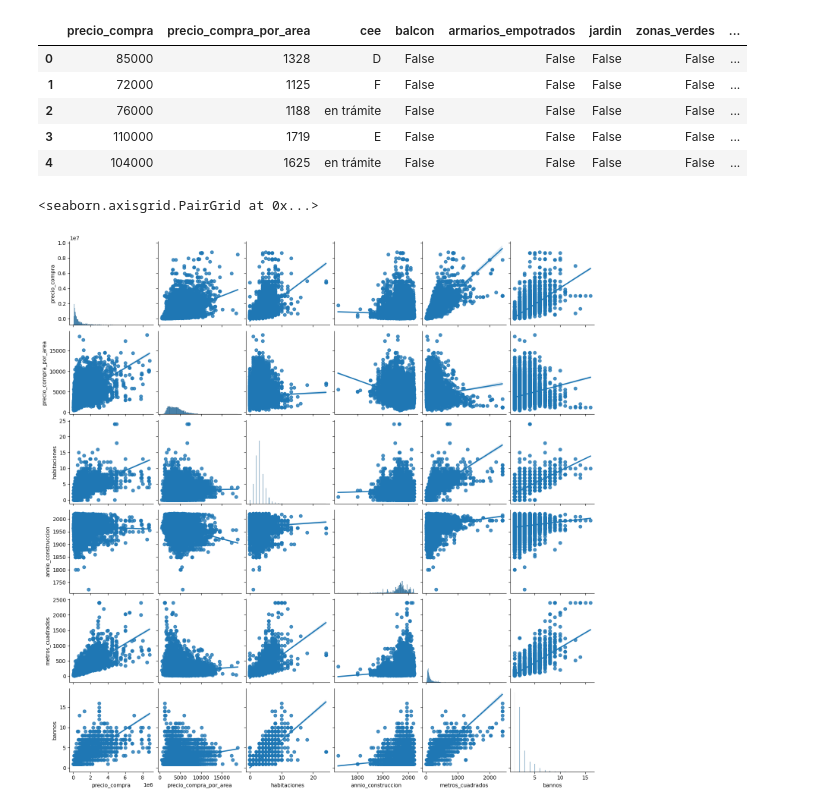
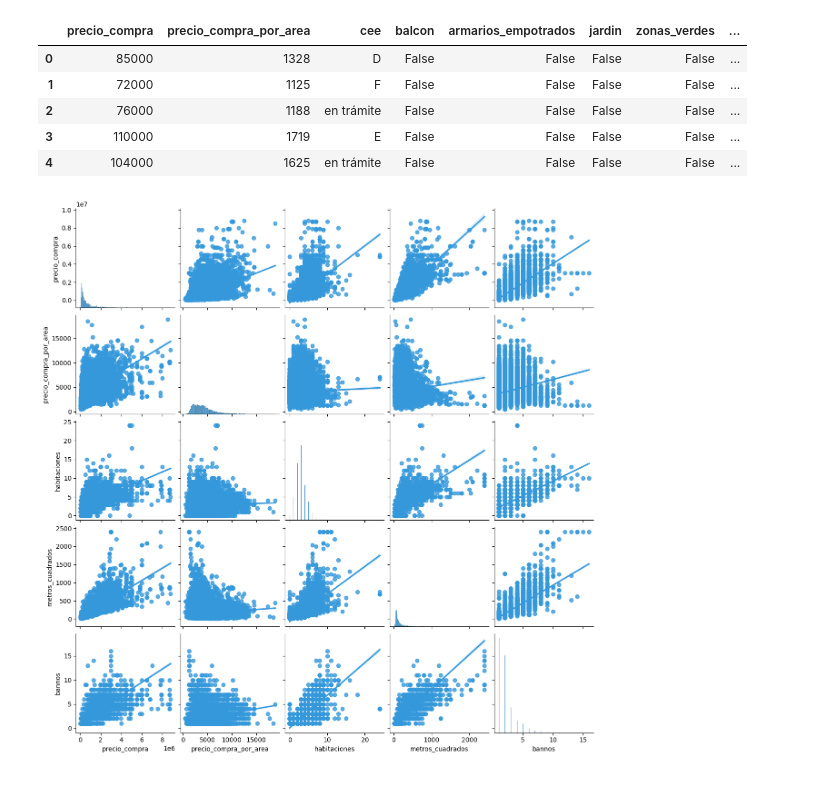
Before and after one commit to mariaortizz/DS_PT_09_2023, a Jupyter notebook: EDA/Madrid_real_state/limpieza_data_frame.ipynb, the cells around one changed output. Cells and saved outputs as stored; diff of their text form; code cells hidden in the pictures.

```diff
--- a/EDA/Madrid_real_state/limpieza_data_frame.ipynb
+++ b/EDA/Madrid_real_state/limpieza_data_frame.ipynb
@@ -619,13 +589,17 @@ df.head()
 | 2 | 76000 | 1188 | en trámite | False | False | False | False | ... |
 | 3 | 110000 | 1719 | E | False | False | False | False | ... |
 | 4 | 104000 | 1625 | en trámite | False | False | False | False | ... |
+# %%
+color_inicial = "#8e44ad"
+color_final = "#f39c12"
+
+paleta_colores = sns.light_palette(color_inicial, as_cmap=True, reverse=True)
 # %%
-df_cuant = df.select_dtypes(include = 'number')
+df_cuant_pair_plot = df.select_dtypes(include = 'number').drop(columns=['annio_construccion'], axis=1)
 # %%
-sns.pairplot(df_cuant, kind='reg')
+sns.pairplot(df_cuant_pair_plot, kind='reg', palette=paleta_colores);
 # %% [output]
-<seaborn.axisgrid.PairGrid at 0x...>
-[figure, old version]
+[figure, new version]
 # %%
 plt.figure(figsize=(10, 6))
 sns.regplot(x='habitaciones', y='precio_compra', data=df, marker='o')
```
Also changed, not shown: parts of 19 cells of this notebook.
